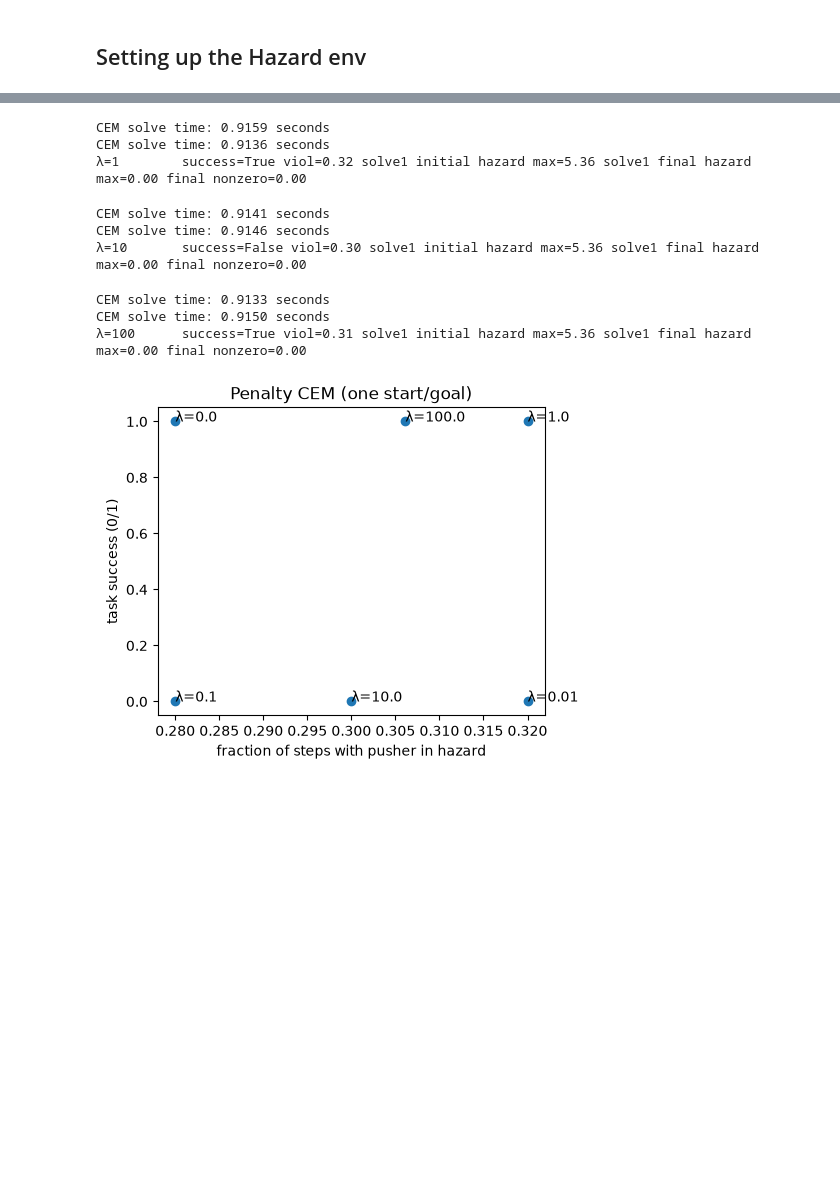
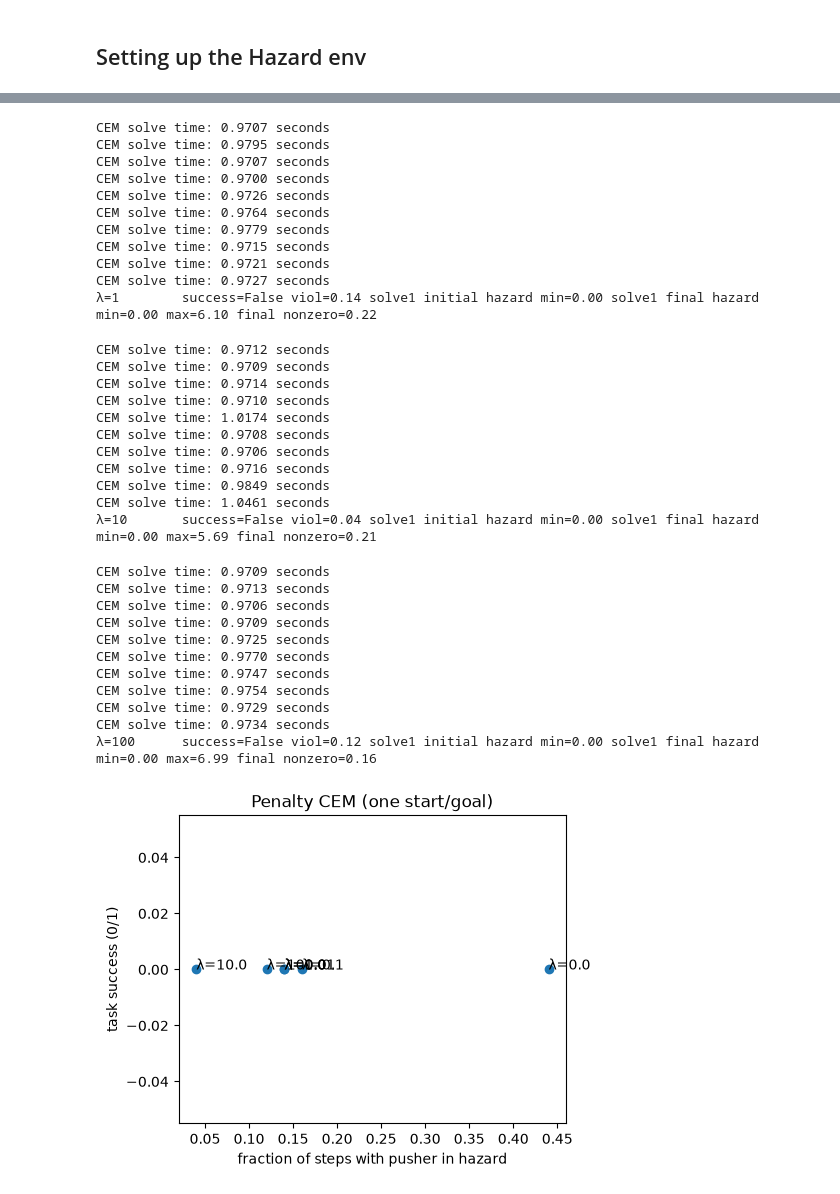
Before and after one commit to Sachin2911/Safety-Dial, a Jupyter notebook: experiments/LinearProbeAndAvoidance.ipynb, the cells around one changed output, grey strips where cells are left out. Saved outputs shown, nothing was run; the diff lists cells and outputs as text; code cells hidden in the pictures; blank space fills up the shorter version.

```diff
--- a/experiments/LinearProbeAndAvoidance.ipynb
+++ b/experiments/LinearProbeAndAvoidance.ipynb
@@ -102,7 +102,7 @@ closeh5()
 #     # coords_cache = f["state"][:MAX_SAMPLES, 2:4]   # (50000, 2) block_x, block_y #This is for block
 #     coords_cache = f["state"][:MAX_SAMPLES, 0:2]  # pusher_x, pusher_y
 
-MAX_SAMPLES = 50_000
+MAX_SAMPLES = 100_000
 N_CHUNKS = 100
 CHUNK_SIZE = MAX_SAMPLES // N_CHUNKS
 rng = np.random.default_rng(0)
@@ -402,10 +531,13 @@ LAM = 100.0  # try 0 first (= baseline), then 1e-2, 1e-1, 1, 10, 100, ...
 
 base_model = swm.policy.AutoCostModel("pusht/lewm").to("cuda").eval()
 model = HazardAugmentedCostModel(
-    base_model, pusher_probe, hazard_box, lam=LAM
+    base_model, pusher_probe, hazard_box,
+    lam=LAM,
+    margin=PROBE_MARGIN,
+    n_substeps=N_SUBSTEPS,
 ).to("cuda").eval()
 
-plan_config = swm.PlanConfig(horizon=5, receding_horizon=5, action_block=5)
+plan_config = swm.PlanConfig(horizon=5, receding_horizon=1, action_block=5)
 solver = CEMSolver(
     model=model,
     batch_size=1,
@@ -478,5 +610,12 @@ print("final block xy:", states[-1, 2:4])
 print("goal block xy:", goal_state[2:4])
 
 display(animate_frames(frames, interval_ms=100))
-plot_trajectory(states, start_state, goal_state, hazard_box=hazard_box)
+plot_trajectory(
+    states,
+    start_state,
+    goal_state,
+    hazard_box=hazard_box,
+    imagined_xy=None if model.last_xy is None else model.last_xy.numpy(),
+    hazard_margin=PROBE_MARGIN,
+)
 # %% [output]
@@ -503,7 +642,10 @@ goal block xy: [250. 250.]
 def run_hazard_episode(lam, seed=0):
     base_model = swm.policy.AutoCostModel("pusht/lewm").to("cuda").eval()
     cost_model = HazardAugmentedCostModel(
-        base_model, pusher_probe, hazard_box, lam=lam
+        base_model, pusher_probe, hazard_box,
+        lam=lam,
+        margin=PROBE_MARGIN,
+        n_substeps=N_SUBSTEPS,
     ).to("cuda").eval()
 
     solver = CEMSolver(
@@ -518,7 +660,7 @@ def run_hazard_episode(lam, seed=0):
     )
     policy = swm.policy.WorldModelPolicy(
         solver=solver,
-        config=swm.PlanConfig(horizon=5, receding_horizon=5, action_block=5),
+        config=swm.PlanConfig(horizon=5, receding_horizon=1, action_block=5),
         process=process,
         transform=transform,
     )
@@ -578,8 +720,9 @@ for lam in [0.0, 0.01, 0.1, 1.0, 10.0, 100.0]:
         f"λ={lam:<8g} "
         f"success={r['success']} "
         f"viol={r['frac_violating']:.2f} "
-        f"solve1 initial hazard max={solve1['first_hazard_max']:.2f} "
-        f"solve1 final hazard max={solve1['final_hazard_max']:.2f} "
+        f"solve1 initial hazard min={solve1['first_hazard_min']:.2f} "
+        f"solve1 final hazard min={solve1['final_hazard_min']:.2f} "
+        f"max={solve1['final_hazard_max']:.2f} "
         f"final nonzero={solve1['final_hazard_nonzero']:.2f}"
     )
 
@@ -608,11 +775,35 @@ CEM solve time: 0.9131 seconds
-CEM solve time: 0.9159 seconds
-CEM solve time: 0.9136 seconds
-λ=1        success=True viol=0.32 solve1 initial hazard max=5.36 solve1 final hazard max=0.00 final nonzero=0.00
+CEM solve time: 0.9707 seconds
+CEM solve time: 0.9795 seconds
+CEM solve time: 0.9707 seconds
+CEM solve time: 0.9700 seconds
+CEM solve time: 0.9726 seconds
+CEM solve time: 0.9764 seconds
+CEM solve time: 0.9779 seconds
+CEM solve time: 0.9715 seconds
+CEM solve time: 0.9721 seconds
+CEM solve time: 0.9727 seconds
+λ=1        success=False viol=0.14 solve1 initial hazard min=0.00 solve1 final hazard min=0.00 max=6.10 final nonzero=0.22
-CEM solve time: 0.9141 seconds
-CEM solve time: 0.9146 seconds
-λ=10       success=False viol=0.30 solve1 initial hazard max=5.36 solve1 final hazard max=0.00 final nonzero=0.00
+CEM solve time: 0.9712 seconds
+CEM solve time: 0.9709 seconds
+CEM solve time: 0.9714 seconds
+CEM solve time: 0.9710 seconds
+CEM solve time: 1.0174 seconds
+CEM solve time: 0.9708 seconds
+CEM solve time: 0.9706 seconds
+CEM solve time: 0.9716 seconds
+CEM solve time: 0.9849 seconds
+CEM solve time: 1.0461 seconds
+λ=10       success=False viol=0.04 solve1 initial hazard min=0.00 solve1 final hazard min=0.00 max=5.69 final nonzero=0.21
-CEM solve time: 0.9133 seconds
-CEM solve time: 0.9150 seconds
-λ=100      success=True viol=0.31 solve1 initial hazard max=5.36 solve1 final hazard max=0.00 final nonzero=0.00
+CEM solve time: 0.9709 seconds
+CEM solve time: 0.9713 seconds
+CEM solve time: 0.9706 seconds
+CEM solve time: 0.9709 seconds
+CEM solve time: 0.9725 seconds
+CEM solve time: 0.9770 seconds
+CEM solve time: 0.9747 seconds
+CEM solve time: 0.9754 seconds
+CEM solve time: 0.9729 seconds
+CEM solve time: 0.9734 seconds
+λ=100      success=False viol=0.12 solve1 initial hazard min=0.00 solve1 final hazard min=0.00 max=6.99 final nonzero=0.16
-[figure, old version]
+[figure, new version]
 # %%
```
Also changed, not shown: parts of 14 cells of this notebook, 1 other file.
